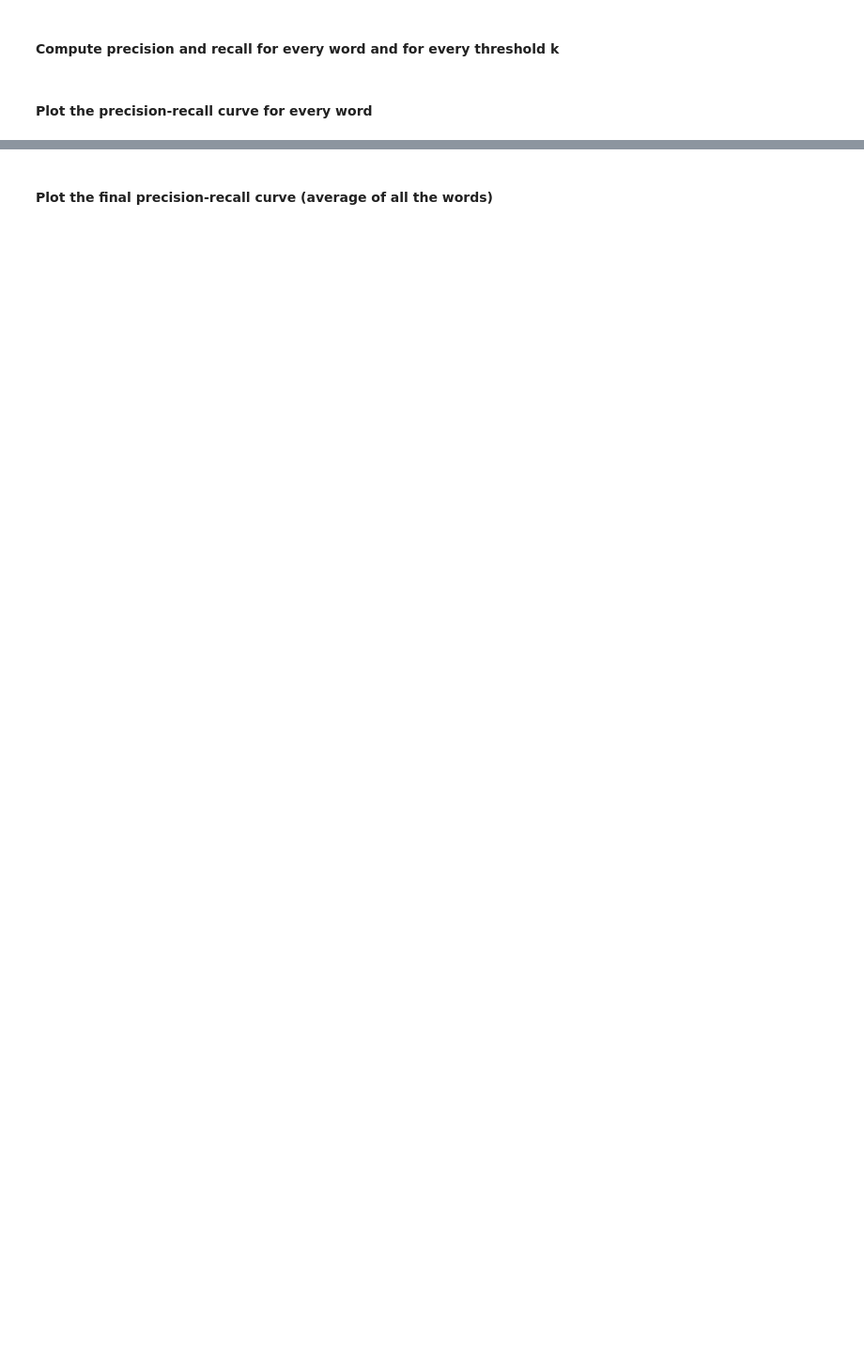
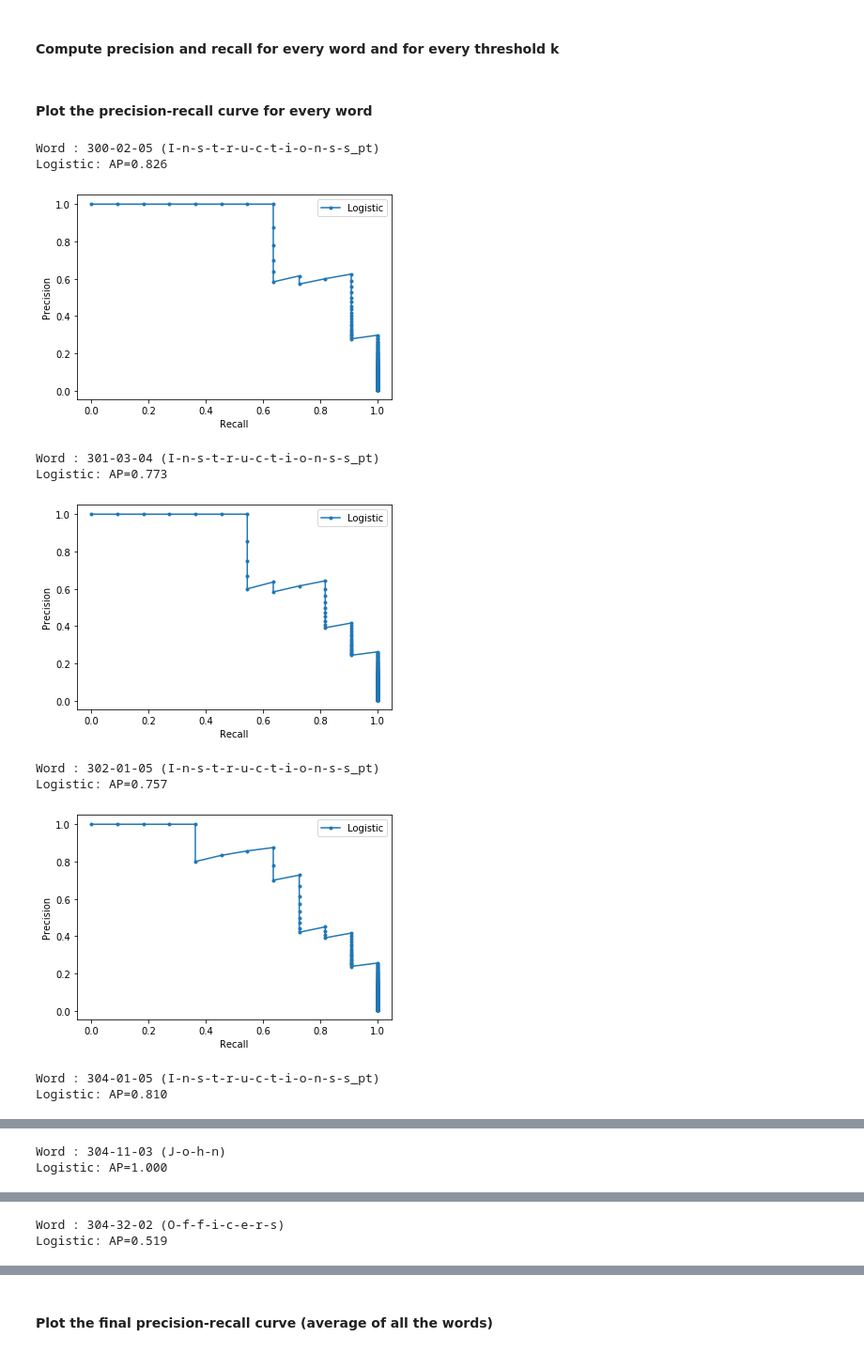
Before and after one commit to PatPat2020/3_Keyword_Spotting, a Jupyter notebook: Code/DTW_Retrieval_Eval.ipynb, the cells around one changed output, grey strips where cells are left out. Shown at 94% size. Cells and saved outputs as stored; diff of their text form; code cells hidden in the pictures; blank space fills up the shorter version.

Commit message:
corrected resulting curves

```diff
--- a/Code/DTW_Retrieval_Eval.ipynb
+++ b/Code/DTW_Retrieval_Eval.ipynb
@@ -194,7 +296,7 @@ for word in final_results.keys():
             else:
                 tn = tn + 1
         if (tp+fp) == 0:
-            precision = 0
+            precision = 1
         else:
             precision = tp / (tp + fp)
         if (tp+fn) == 0:
@@ -209,15 +311,28 @@ for word in final_results.keys():
 # %%
 for word in final_results.keys():
     lr_precision, lr_recall = precision_recall_data[word][0], precision_recall_data[word][1]
     lr_auc = auc(lr_recall, lr_precision)
-    print(f'Word : {word} ({transcription[word]})')
-    print('Logistic: AP=%.3f' % lr_auc)
+    if lr_auc > 0.5 :
+        print(f'Word : {word} ({transcription[word]})')
+        print('Logistic: AP=%.3f' % lr_auc)
 
-    plt.plot(lr_recall, lr_precision, marker='.', label='Logistic')
-    # axis labels
-    plt.xlabel('Recall')
-    plt.ylabel('Precision')
-    # show the legend
-    plt.legend()
-    # show the plot
-    plt.show()
+        plt.plot(lr_recall, lr_precision, marker='.', label='Logistic')
+        # axis labels
+        plt.xlabel('Recall')
+        plt.ylabel('Precision')
+        # show the legend
+        plt.legend()
+        # show the plot
+        plt.show()
+# %% [output]
+Word : 300-02-05 (I-n-s-t-r-u-c-t-i-o-n-s-s_pt)
+Logistic: AP=0.826
+[figure, added]
+Word : 301-03-04 (I-n-s-t-r-u-c-t-i-o-n-s-s_pt)
+Logistic: AP=0.773
+[figure, added]
+Word : 302-01-05 (I-n-s-t-r-u-c-t-i-o-n-s-s_pt)
+Logistic: AP=0.757
+[figure, added]
+Word : 304-01-05 (I-n-s-t-r-u-c-t-i-o-n-s-s_pt)
+Logistic: AP=0.810
@@ -223,0 +340,2 @@ for word in final_results.keys():
+Word : 304-11-03 (J-o-h-n)
+Logistic: AP=1.000
@@ -223,0 +343,2 @@ for word in final_results.keys():
+Word : 304-32-02 (O-f-f-i-c-e-r-s)
+Logistic: AP=0.519
```
Also changed, not shown: parts of 13 cells of this notebook, 3 other files.
